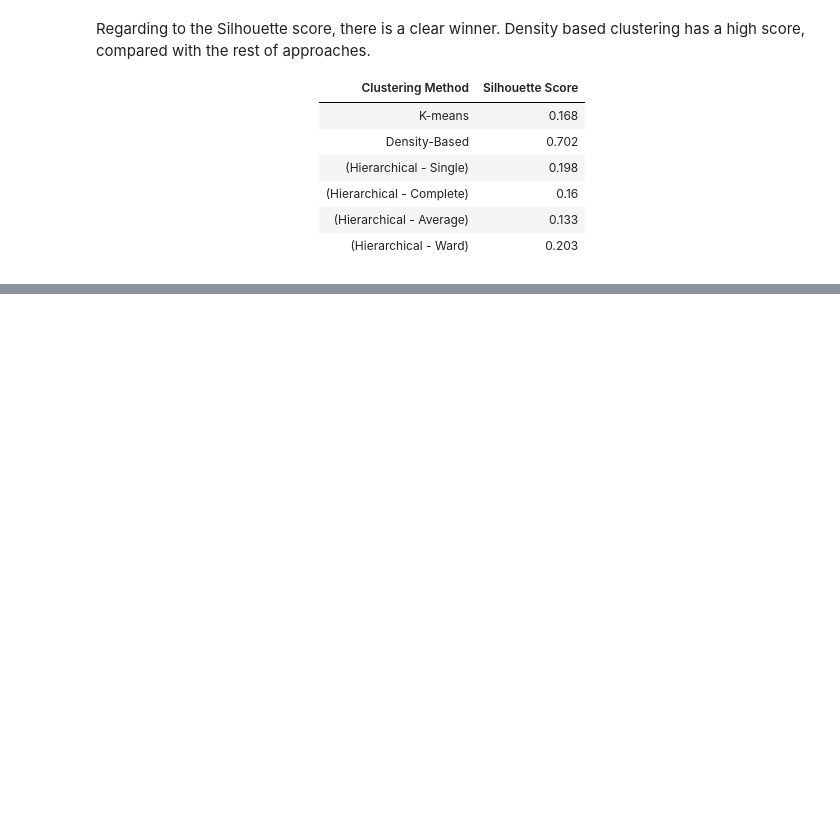
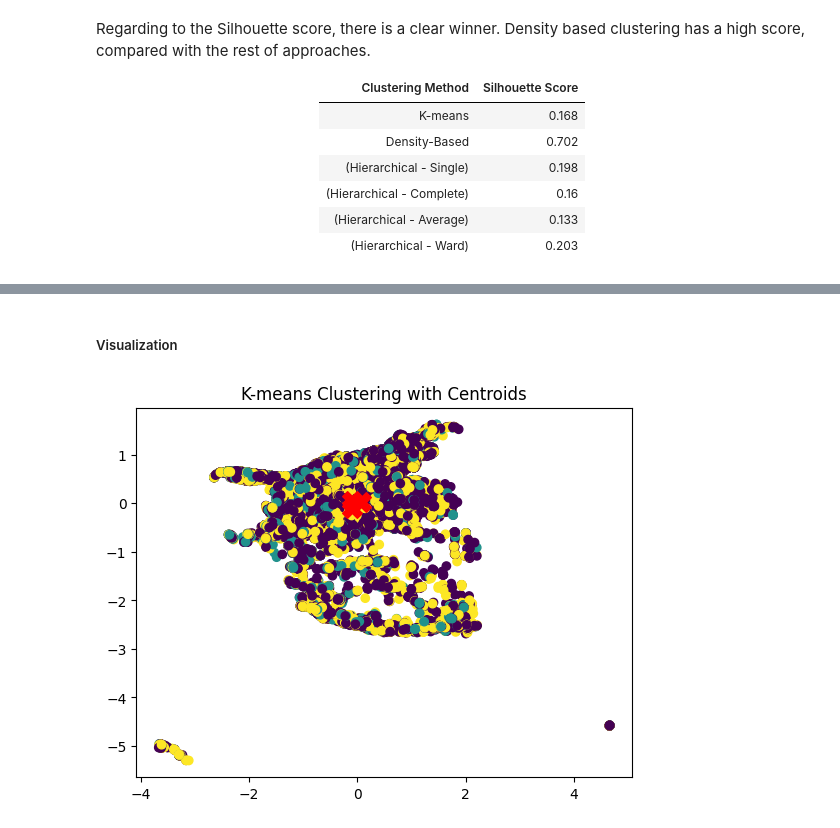
Before and after one commit to Marc2910llv/Gun-Incidents-In-USA-DataMining, a Jupyter notebook: Data_Mining_Project.ipynb, the cells around one changed output, grey strips where cells are left out. Drawn from its saved outputs; the diff is of its cells as text; code cells hidden in the pictures; blank space fills up the shorter version.

```diff
--- a/Data_Mining_Project.ipynb
+++ b/Data_Mining_Project.ipynb
@@ -1431,0 +1913,10 @@ Regarding to the Silhouette score, there is a clear winner. Density based cluste
+# %% [markdown]
+##### Visualization
+# %%
+import matplotlib.pyplot as plt
+plt.scatter(data_for_clustering_standardized[:, 0], data_for_clustering_standardized[:, 1], c=clusters_kmeans, cmap='viridis')
+plt.scatter(kmeans.cluster_centers_[:, 0], kmeans.cluster_centers_[:, 1], marker='X', s=200, c='red')
+plt.title('K-means Clustering with Centroids')
+plt.show()
+# %% [output]
+[figure, added]
```
Also changed, not shown: parts of 78 cells of this notebook.
